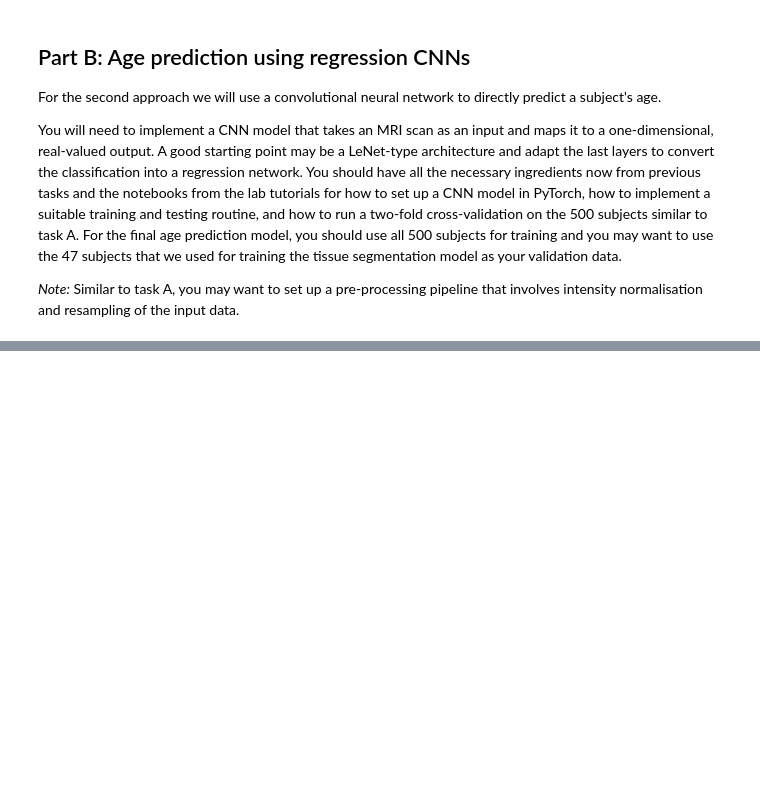
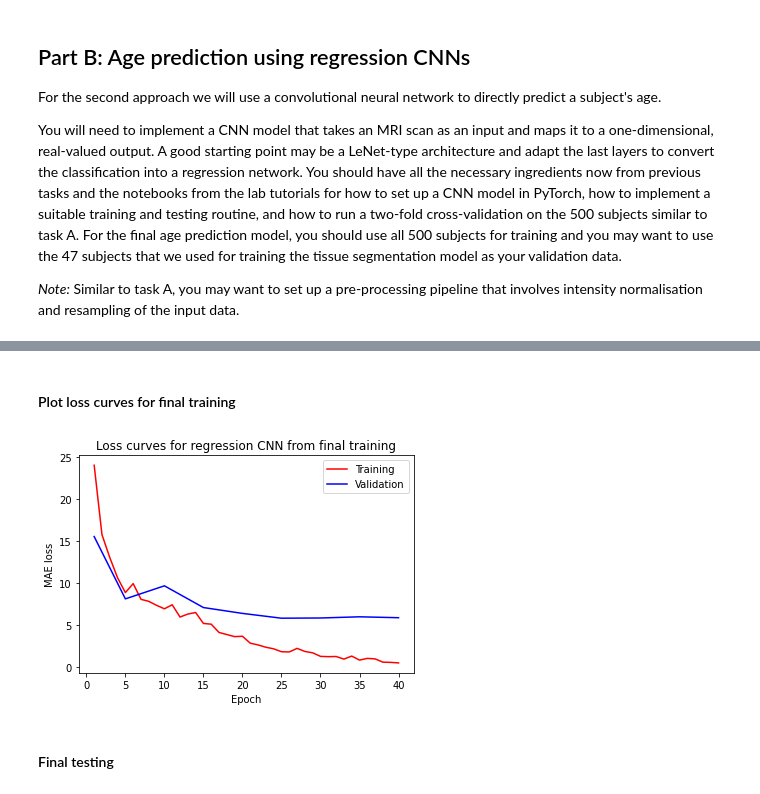
Before and after one commit to jdy22/ml_for_imaging, a Jupyter notebook: CW-Brain-Age-Regression.ipynb, the cells around one changed output, grey strips where cells are left out. Saved outputs shown, nothing was run; the diff lists cells and outputs as text; code cells hidden in the pictures; blank space fills up the shorter version.

```diff
--- a/CW-Brain-Age-Regression.ipynb
+++ b/CW-Brain-Age-Regression.ipynb
@@ -1009,0 +1385,11 @@ You will need to implement a CNN model that takes an MRI scan as an input and ma
+# %%
+dataloader_train = torch.utils.data.DataLoader(dataset_full, batch_size=batch_size, shuffle=True)
+
+meta_data_reg_val = pd.read_csv(data_dir + 'meta/meta_data_segmentation_train.csv')
+ids_reg_val = list(meta_data_reg_val['subject_id'])
+files_reg_img_val = [data_dir + 'images/sub-' + f + '_T1w_unbiased.nii.gz' for f in ids_reg_val]
+files_reg_msk_val = [data_dir + 'masks/sub-' + f + '_T1w_brain_mask.nii.gz' for f in ids_reg_val]
+
+dataset_val = ImageRegressionDataset(ids_reg_val, meta_data_reg_val, files_reg_img_val, files_reg_msk_val, img_spacing, img_size)
+
+dataloader_val = torch.utils.data.DataLoader(dataset_val, batch_size=batch_size, shuffle=False)
@@ -1009,0 +1474,14 @@ You will need to implement a CNN model that takes an MRI scan as an input and ma
+# %% [markdown]
+#### Plot loss curves for final training
+# %%
+plt.plot(range(1, num_epochs + 1), losses_train_l1, c='r', label='Training')
+plt.plot(epochs_val, losses_val_l1, c='b', label='Validation')
+plt.legend(loc='upper right')
+plt.xlabel('Epoch')
+plt.ylabel('MAE loss')
+plt.title('Loss curves for regression CNN from final training')
+plt.show()
+# %% [output]
+[figure, added]
+# %% [markdown]
+#### Final testing
```
Also changed, not shown: parts of 31 cells of this notebook.
